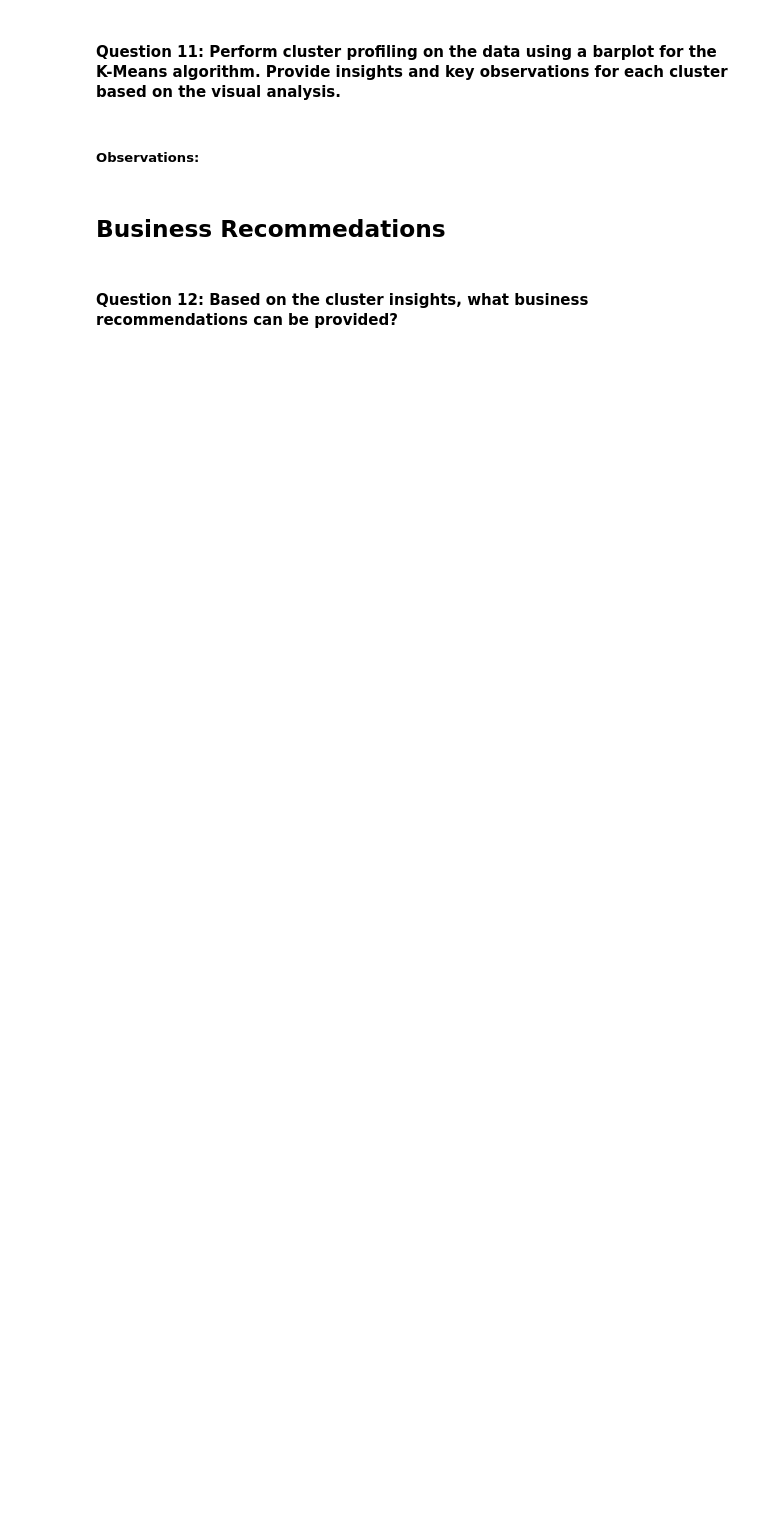
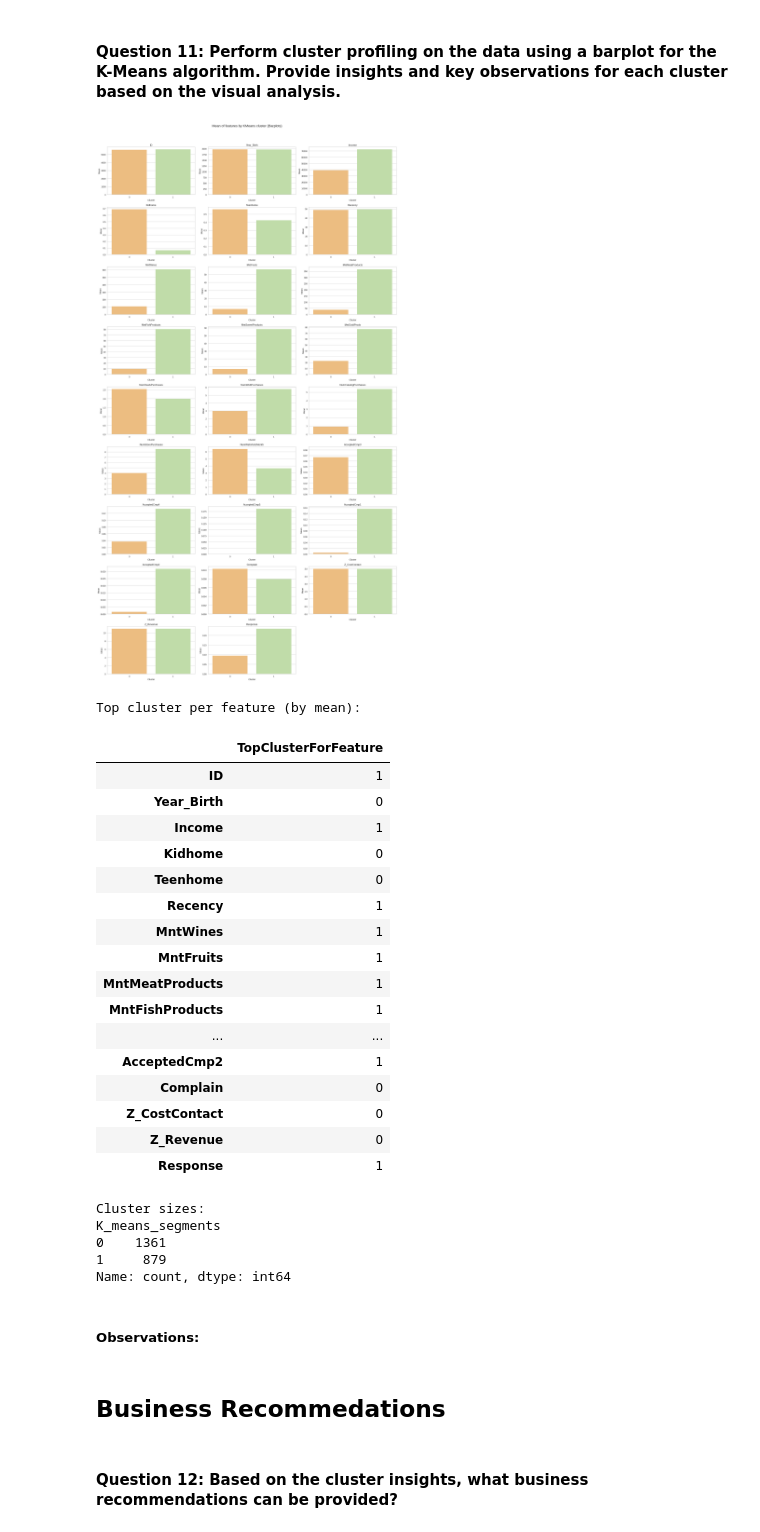
Before and after one commit to senpro83/datascience_google_collab_projects, a Jupyter notebook: Project_Submission_Full_Code_Version_Customer_Personality_Segmentation.ipynb, the cells around one changed output. Drawn from its saved outputs; the diff is of its cells as text; code cells hidden in the pictures; blank space fills up the shorter version.

```diff
--- a/Project_Submission_Full_Code_Version_Customer_Personality_Segmentation.ipynb
+++ b/Project_Submission_Full_Code_Version_Customer_Personality_Segmentation.ipynb
@@ -466,3 +521,77 @@ Fit time: 0.0846 seconds
+# %%
+# Write your code here
+# Barplot-based cluster profiling
+# Ensure labels are present
+if 'data1' not in locals() and 'k_means_data' in locals():
+    data1 = data.copy()
+    if 'K_means_segments' in k_means_data.columns:
+        data1['K_means_segments'] = k_means_data['K_means_segments'].values
+
+if 'K_means_segments' not in data1.columns:
+    raise ValueError("K_means_segments not found. Please run the final KMeans fit cell first.")
+
+# Choose numeric features (exclude label)
+num_feats = [c for c in data1.select_dtypes(include=['number']).columns if c != 'K_means_segments']
+
+# Aggregate mean per cluster
+cluster_means = data1.groupby('K_means_segments')[num_feats].mean().reset_index()
+
+# Melt for seaborn barplot
+melted = cluster_means.melt(id_vars='K_means_segments', var_name='feature', value_name='mean_value')
+
+# Plot barplots in a grid for readability
+n_cols = 3
+n_rows = (len(num_feats) + n_cols - 1) // n_cols
+plt.figure(figsize=(20, max(10, n_rows * 4)))
+plt.suptitle("Mean of features by KMeans cluster (Barplots)", fontsize=16, y=1.02)
+
+# Draw one subplot per feature
+for i, feat in enumerate(num_feats, start=1):
+    plt.subplot(n_rows, n_cols, i)
+    sns.barplot(
+        data=melted[melted['feature'] == feat],
+        x='K_means_segments', y='mean_value', palette='Spectral', errorbar=None
+    )
+    plt.xlabel('Cluster')
+    plt.ylabel('Mean')
+    plt.title(feat)
+    plt.tight_layout()
+
+plt.show()
+
+# Quick textual insights helper: top cluster per feature
+top_clusters = cluster_means.set_index('K_means_segments').idxmax().to_frame('TopClusterForFeature')
+print("Top cluster per feature (by mean):")
+display(top_clusters)
+
+# Cluster sizes for context
+print("\nCluster sizes:")
+print(data1['K_means_segments'].value_counts().sort_index())
+# %% [output]
+[figure, added]
+Top cluster per feature (by mean):
+|  | TopClusterForFeature |
+| ID | 1 |
+| Year_Birth | 0 |
+| Income | 1 |
+| Kidhome | 0 |
+| Teenhome | 0 |
+| Recency | 1 |
+| MntWines | 1 |
+| MntFruits | 1 |
+| MntMeatProducts | 1 |
+| MntFishProducts | 1 |
+| ... | ... |
+| AcceptedCmp2 | 1 |
+| Complain | 0 |
+| Z_CostContact | 0 |
+| Z_Revenue | 0 |
+| Response | 1 |
+Cluster sizes:
+K_means_segments
+0    1361
+1     879
+Name: count, dtype: int64
 # %% [markdown]
 ##### **Observations:**
 # %% [markdown]
```
Also changed, not shown: parts of 6 cells of this notebook.
